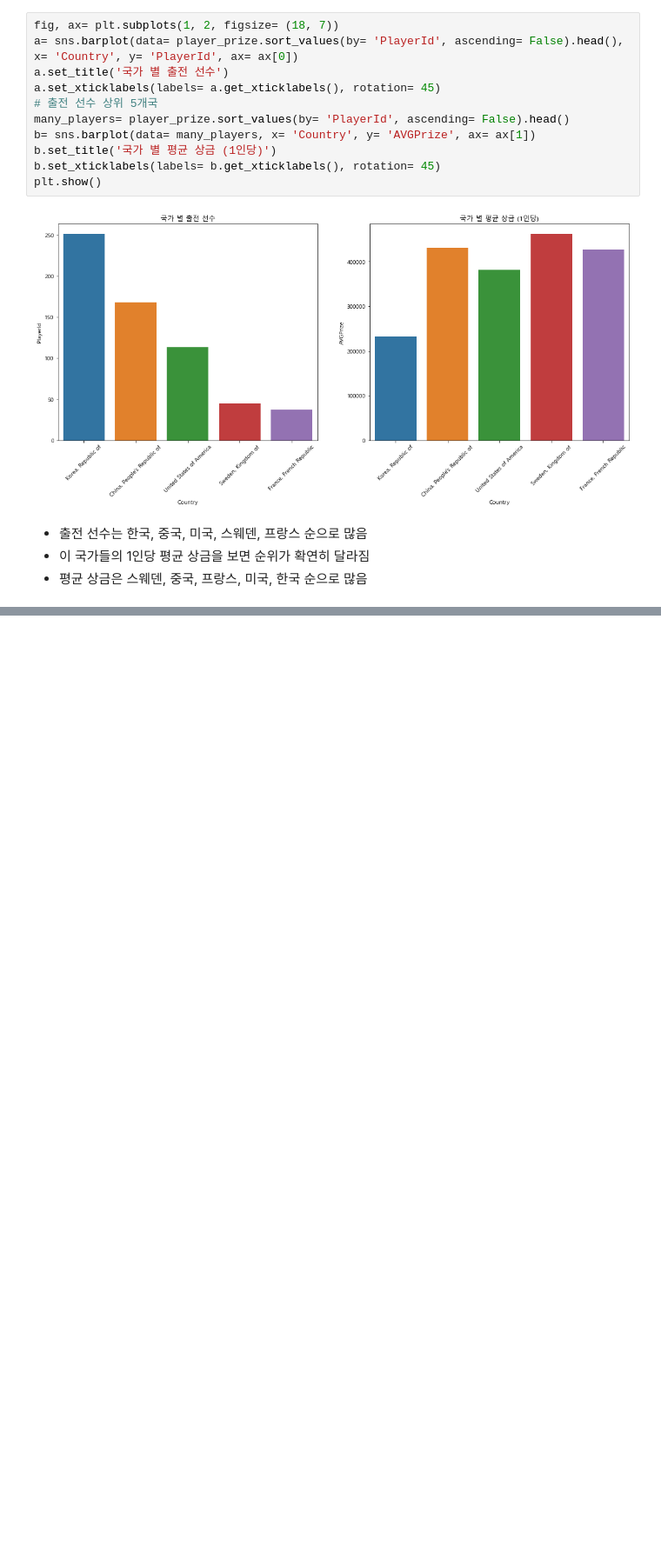
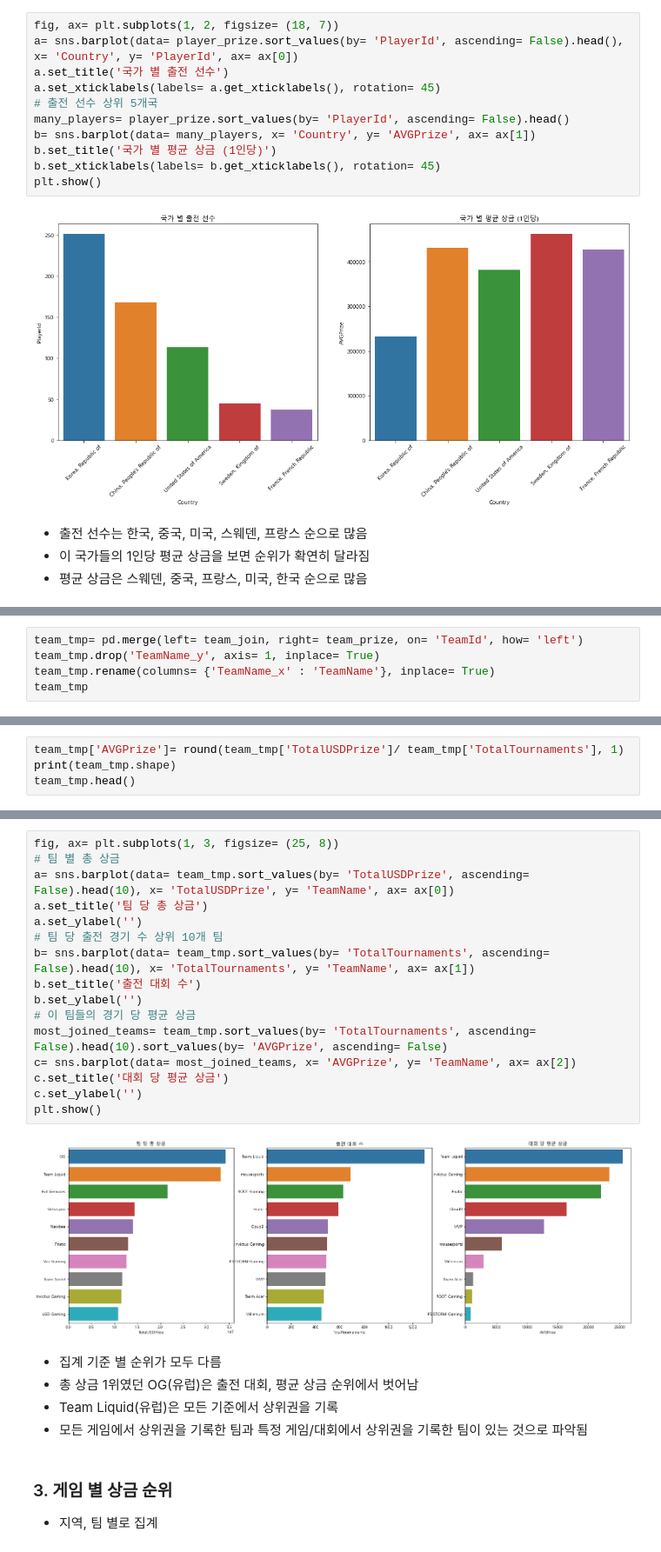
Before and after one commit to chester911/MainProjects, a Jupyter notebook: games/e-sports/earnings/e_sports_earning.ipynb, the cells around one changed output, grey strips where cells are left out. Shown: that part at 87% size. Cells and saved outputs as stored; diff of their text form; blank space fills up the shorter version.

```diff
--- a/games/e-sports/earnings/e_sports_earning.ipynb
+++ b/games/e-sports/earnings/e_sports_earning.ipynb
@@ -445,0 +445,5 @@ country.head()
+# %%
+team_tmp= pd.merge(left= team_join, right= team_prize, on= 'TeamId', how= 'left')
+team_tmp.drop('TeamName_y', axis= 1, inplace= True)
+team_tmp.rename(columns= {'TeamName_x' : 'TeamName'}, inplace= True)
+team_tmp
@@ -445,0 +464,4 @@ country.head()
+# %%
+team_tmp['AVGPrize']= round(team_tmp['TotalUSDPrize']/ team_tmp['TotalTournaments'], 1)
+print(team_tmp.shape)
+team_tmp.head()
@@ -445,0 +476,26 @@ country.head()
+# %%
+fig, ax= plt.subplots(1, 3, figsize= (25, 8))
+# 팀 별 총 상금
+a= sns.barplot(data= team_tmp.sort_values(by= 'TotalUSDPrize', ascending= False).head(10), x= 'TotalUSDPrize', y= 'TeamName', ax= ax[0])
+a.set_title('팀 당 총 상금')
+a.set_ylabel('')
+# 팀 당 출전 경기 수 상위 10개 팀
+b= sns.barplot(data= team_tmp.sort_values(by= 'TotalTournaments', ascending= False).head(10), x= 'TotalTournaments', y= 'TeamName', ax= ax[1])
+b.set_title('출전 대회 수')
+b.set_ylabel('')
+# 이 팀들의 경기 당 평균 상금
+most_joined_teams= team_tmp.sort_values(by= 'TotalTournaments', ascending= False).head(10).sort_values(by= 'AVGPrize', ascending= False)
+c= sns.barplot(data= most_joined_teams, x= 'AVGPrize', y= 'TeamName', ax= ax[2])
+c.set_title('대회 당 평균 상금')
+c.set_ylabel('')
+plt.show()
+# %% [output]
+[figure, added]
+# %% [markdown]
+* 집계 기준 별 순위가 모두 다름
+* 총 상금 1위였던 OG(유럽)은 출전 대회, 평균 상금 순위에서 벗어남
+* Team Liquid(유럽)은 모든 기준에서 상위권을 기록
+* 모든 게임에서 상위권을 기록한 팀과 특정 게임/대회에서 상위권을 기록한 팀이 있는 것으로 파악됨
+# %% [markdown]
+### 3. 게임 별 상금 순위
+* 지역, 팀 별로 집계
```
Also changed, not shown: parts of 22 cells of this notebook.
